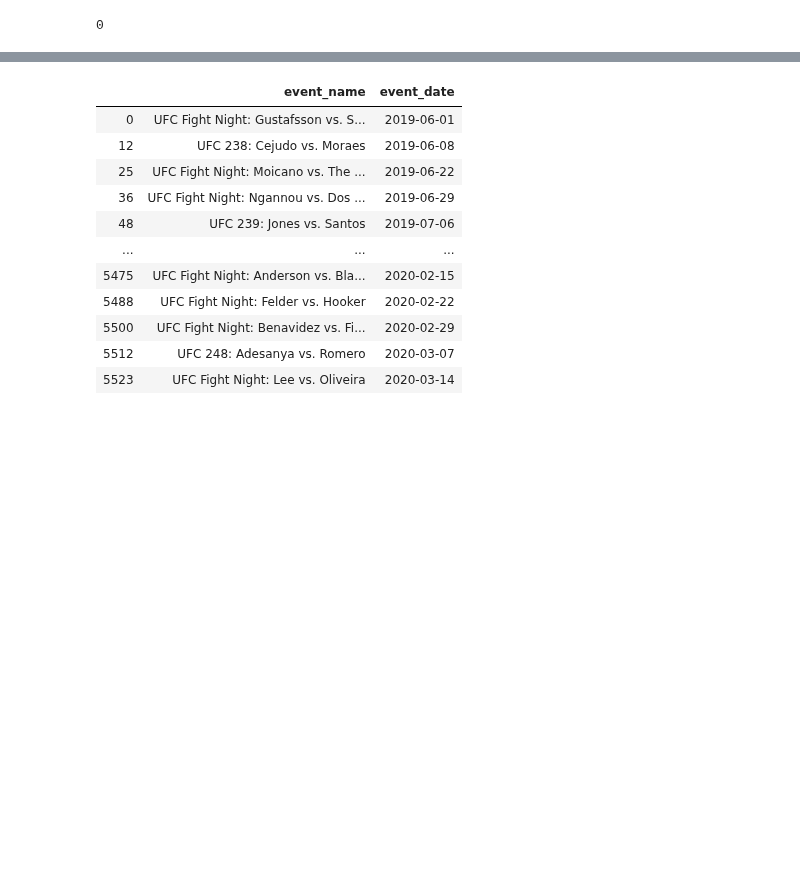
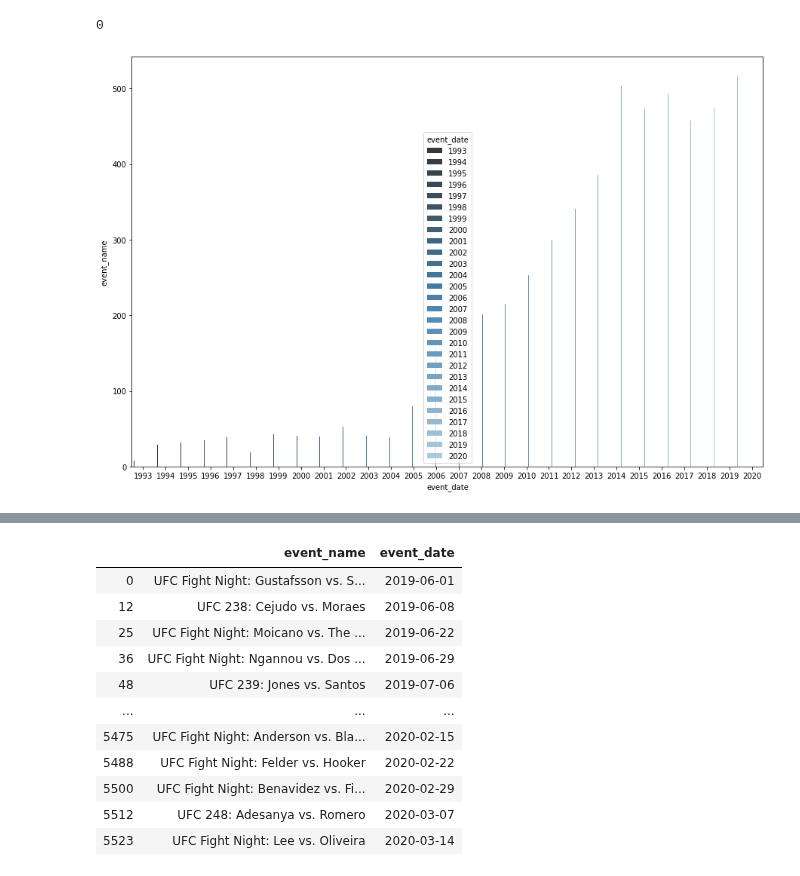
Before and after one commit to ravimalde/ufc_fight_predictor, a Jupyter notebook: preprocessing.ipynb, the cells around one changed output, grey strips where cells are left out. Drawn from its saved outputs; the diff is of its cells as text; code cells hidden in the pictures; blank space fills up the shorter version.

```diff
--- a/preprocessing.ipynb
+++ b/preprocessing.ipynb
@@ -132,3 +132,17 @@ event_df = event_df.replace(['\n',','],'', regex=True)
 event_df = event_df.apply(lambda x: x.str.strip() if x.dtype == "object" else x)
 # %%
 event_df['event_date'] = pd.to_datetime(event_df['event_date'], format='%B %d %Y')
+# %%
+event_df_copy = event_df.copy()
+# %%
+event_df_copy['event_date'] = event_df_copy['event_date'].dt.year.astype(str)
+# %%
+event_df_copy = event_df_copy[['event_date','event_name']].groupby(by='event_date').count()
+# %%
+event_df_copy.reset_index(inplace=True)
+# %%
+plt.figure(figsize=(15,10))
+sns.barplot(x='event_date', y='event_name', data=event_df_copy, orient='v',  palette='Blues_d')
+plt.show()
+# %% [output]
+[figure, added]
```
Also changed, not shown: parts of 6 cells of this notebook, 8 other files.
